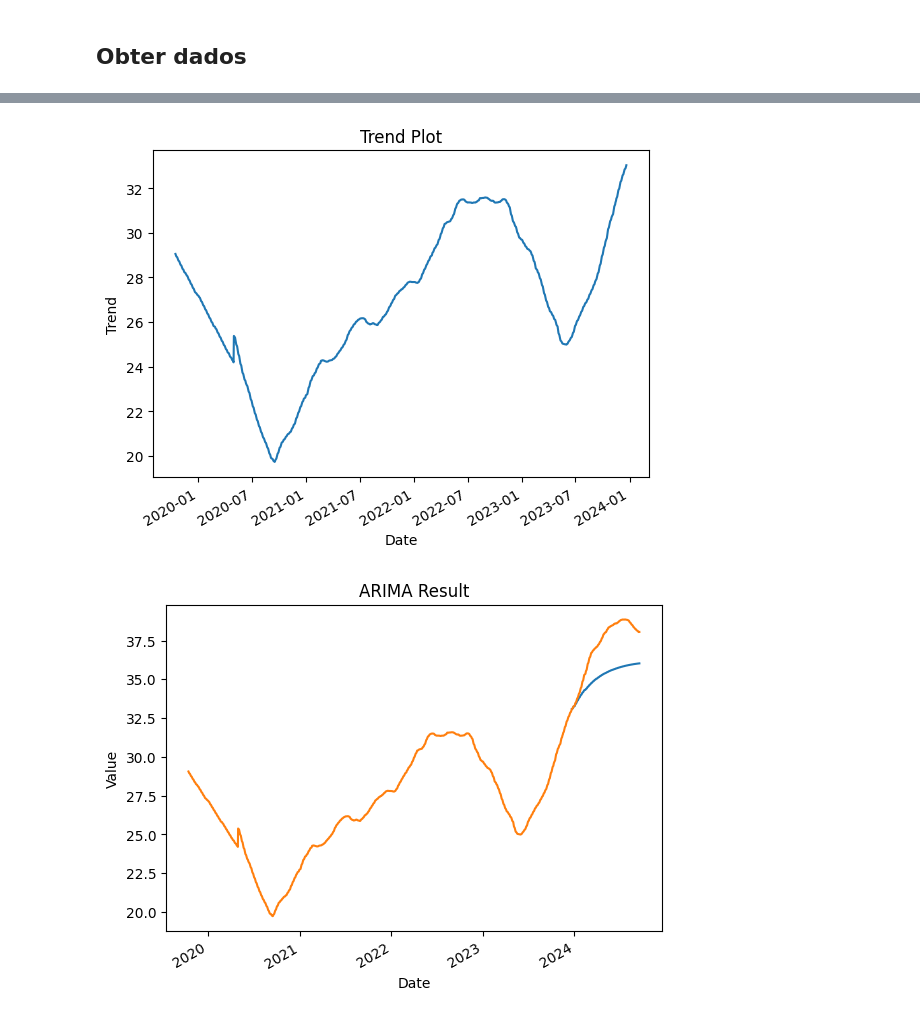
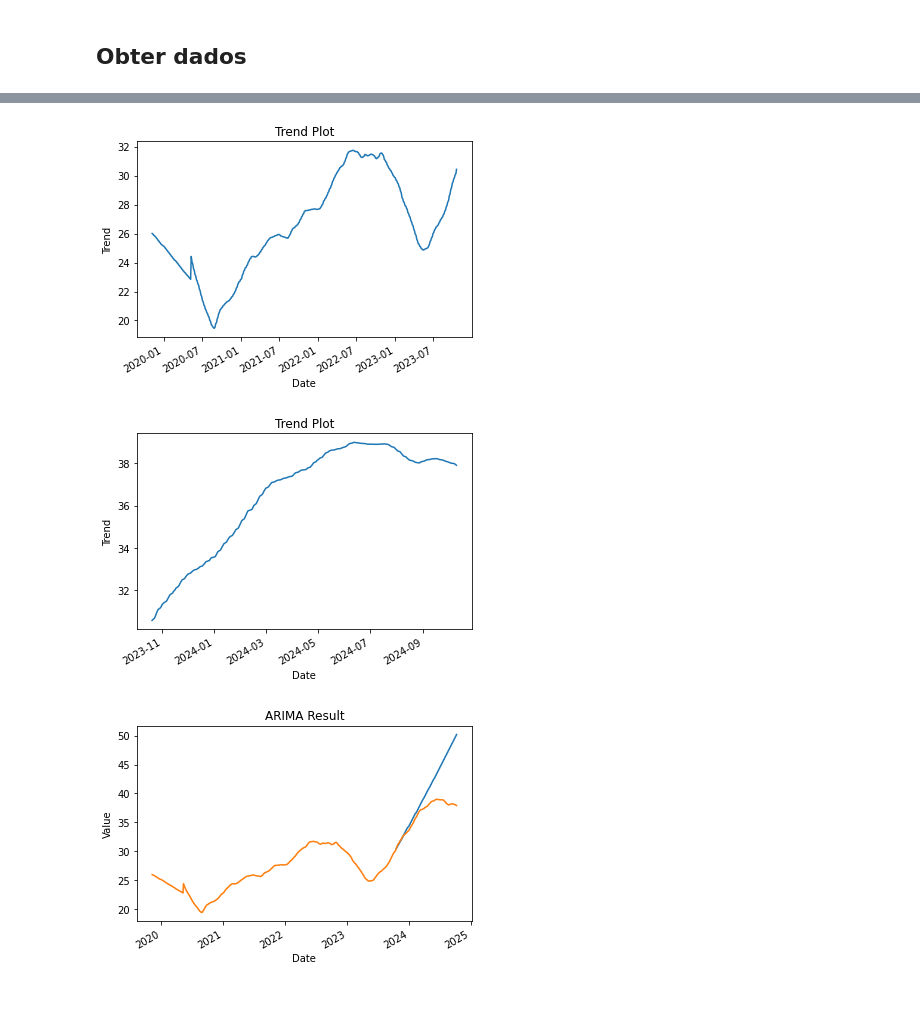
Before and after one commit to tcc-previsao-energia/ml-models, a Jupyter notebook: tcc/tendencia-nikolas.ipynb, the cells around one changed output, grey strips where cells are left out. Drawn from its saved outputs; the diff is of its cells as text; code cells hidden in the pictures.

Commit message:
arima fail

```diff
--- a/tcc/tendencia-nikolas.ipynb
+++ b/tcc/tendencia-nikolas.ipynb
@@ -16,8 +16,8 @@ dados.dropna(inplace=True)
 # %%
 from sklearn.model_selection import train_test_split
 
-trend = decompor_sinal(dados['Close'], period=132).trend.dropna()
-train_trend, test_trend = trend[:int(len(trend)*0.85)], trend[int(len(trend)*0.85):]
+trend = decompor_sinal(dados['Close'], period=120).trend.dropna()
+train_trend, test_trend = trend[:int(len(trend)*0.8)], trend[int(len(trend)*0.8):]
 # %%
 train_trend.plot()
 plt.xlabel('Date')
@@ -25,29 +25,37 @@ plt.ylabel('Trend')
 plt.title('Trend Plot')
 plt.show()
 # %% [output]
-[figure, old version]
+[figure, new version]
+# %%
+test_trend.plot()
+plt.xlabel('Date')
+plt.ylabel('Trend')
+plt.title('Trend Plot')
+plt.show()
+# %% [output]
+[figure, added]
 # %%
 from statsmodels.tsa.arima.model import ARIMA
 from pmdarima import auto_arima
 
-model = ARIMA(train_trend, order=(2, 1, 2))
-# order = auto_arima(train_trend, seasonal=False).order
-# model = ARIMA(train_trend, order=order)
+# model = ARIMA(train_trend, order=(2, 1, 2))
+order = auto_arima(train_trend, seasonal=False).order
+model = ARIMA(train_trend, order=order)
 model_fit = model.fit()
 # %%
 import pandas as pd
-arima_result = model_fit.get_forecast(steps=100 if not len(test_trend) else len(test_trend))
+arima_result = model_fit.get_forecast(steps=len(test_trend) or 100)
 arima_result = pd.Series(list(arima_result.predicted_mean), index=test_trend.index if len(test_trend) else range(len(train_trend), len(train_trend)+100))
 arima_result.plot()
 if test_trend.empty:
     trend.index = range(len(train_trend))
 trend.plot()
 plt.xlabel('Date')
 plt.ylabel('Value')
 plt.title('ARIMA Result')
 plt.show()
 # %% [output]
-[figure, old version]
+[figure, new version]
 # %%
 from statsmodels.graphics.tsaplots import plot_predict
 from statsmodels.tsa.arima.model import ARIMA
```
Also changed, not shown: parts of 8 cells of this notebook.
